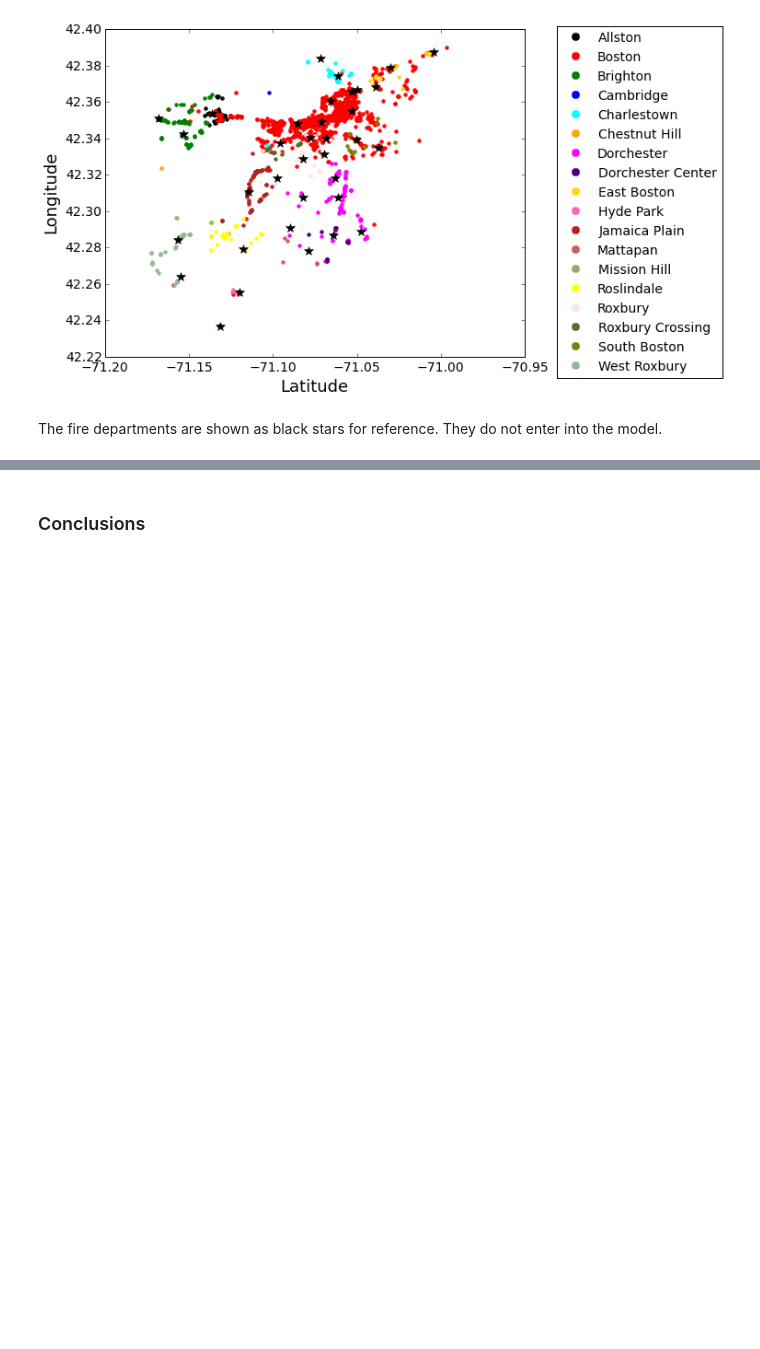
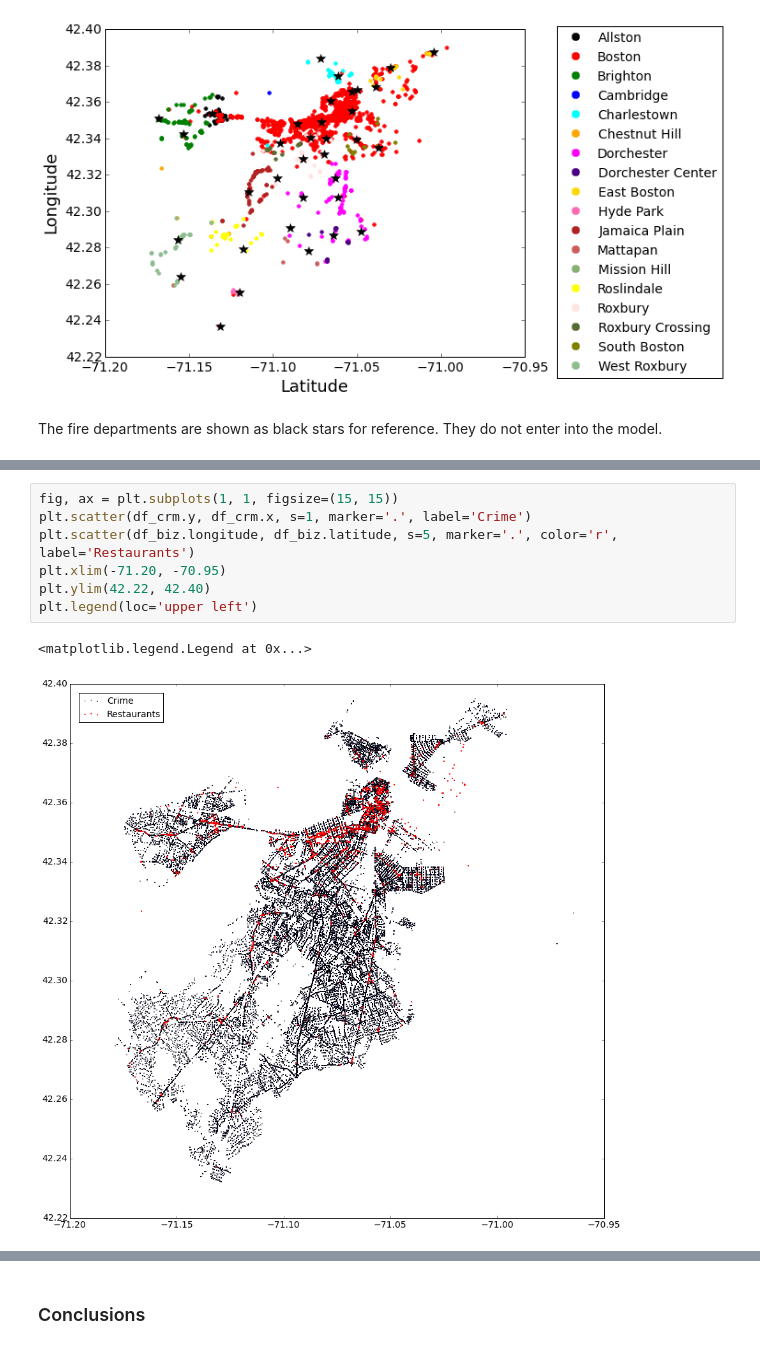
Before and after one commit to jhalverson/data_science, a Jupyter notebook: project_boston_restaurants/part_2_yelp_business_data.ipynb, the cells around one changed output, grey strips where cells are left out. Drawn from its saved outputs; the diff is of its cells as text; blank space fills up the shorter version.

```diff
--- a/project_boston_restaurants/part_2_yelp_business_data.ipynb
+++ b/project_boston_restaurants/part_2_yelp_business_data.ipynb
@@ -400,0 +469,10 @@ The fire departments are shown as black stars for reference. They do not enter i
+# %%
+fig, ax = plt.subplots(1, 1, figsize=(15, 15))
+plt.scatter(df_crm.y, df_crm.x, s=1, marker='.', label='Crime')
+plt.scatter(df_biz.longitude, df_biz.latitude, s=5, marker='.', color='r', label='Restaurants')
+plt.xlim(-71.20, -70.95)
+plt.ylim(42.22, 42.40)
+plt.legend(loc='upper left')
+# %% [output]
+<matplotlib.legend.Legend at 0x...>
+[figure, added]
```
Also changed, not shown: parts of 20 cells of this notebook.
